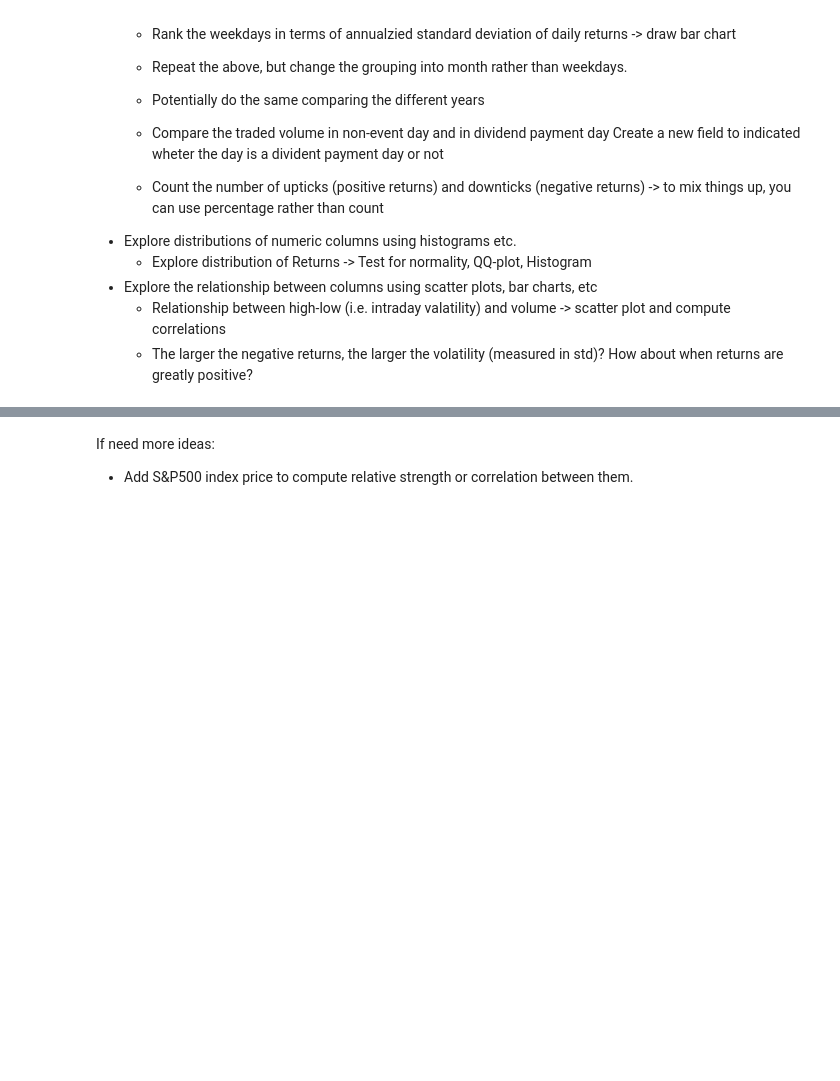
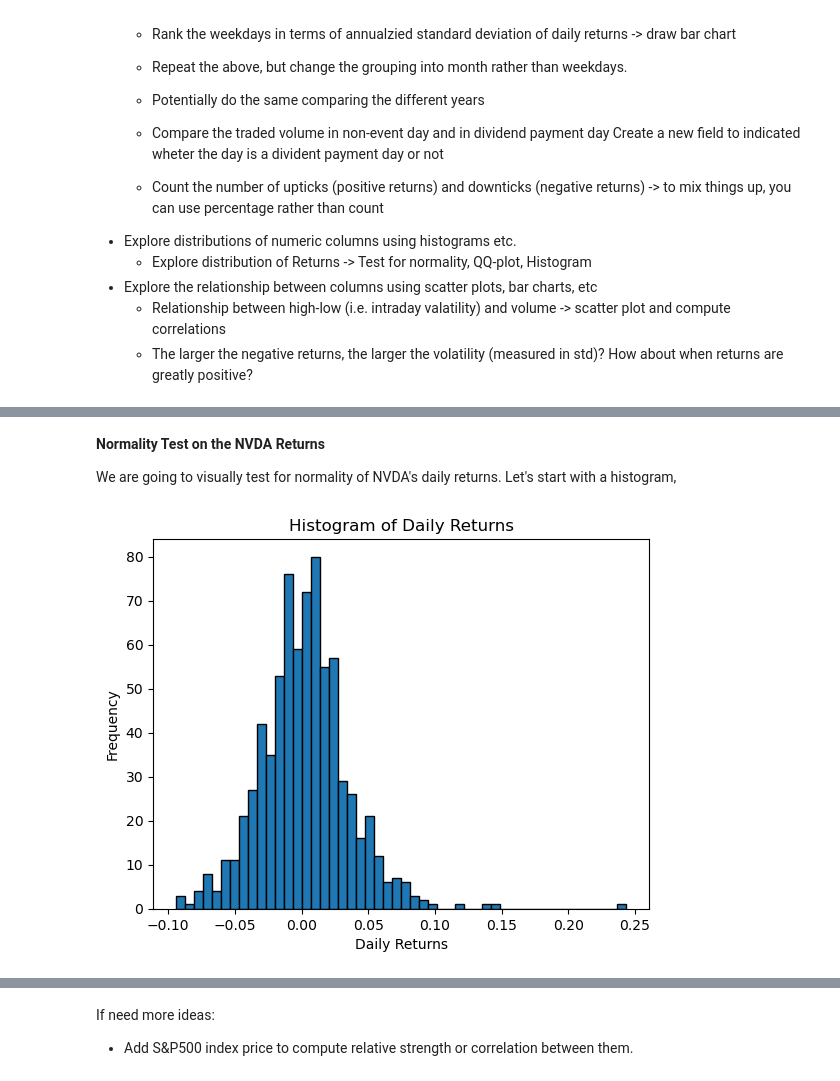
Before and after one commit to GeorgiusBE/Mining_Game, a Jupyter notebook: Part_2_Data_Analytics.ipynb, the cells around one changed output, grey strips where cells are left out. Cells and saved outputs as stored; diff of their text form; code cells hidden in the pictures; blank space fills up the shorter version.

```diff
--- a/Part_2_Data_Analytics.ipynb
+++ b/Part_2_Data_Analytics.ipynb
@@ -457,0 +519,13 @@ df.groupby('Weekday')['Daily Return'].mean().plot(kind='bar')
+# %% [markdown]
+**Normality Test on the NVDA Returns**
+
+We are going to visually test for normality of NVDA's daily returns. Let's start with a histogram,
+# %%
+# plot histogram
+plt.hist(df['Daily Return'], bins=50, edgecolor='black')
+plt.title('Histogram of Daily Returns') # add title
+plt.xlabel('Daily Returns') # add x axis label
+plt.ylabel('Frequency') # add y axis label
+plt.show()
+# %% [output]
+[figure, added]
```
Also changed, not shown: parts of 55 cells of this notebook.
